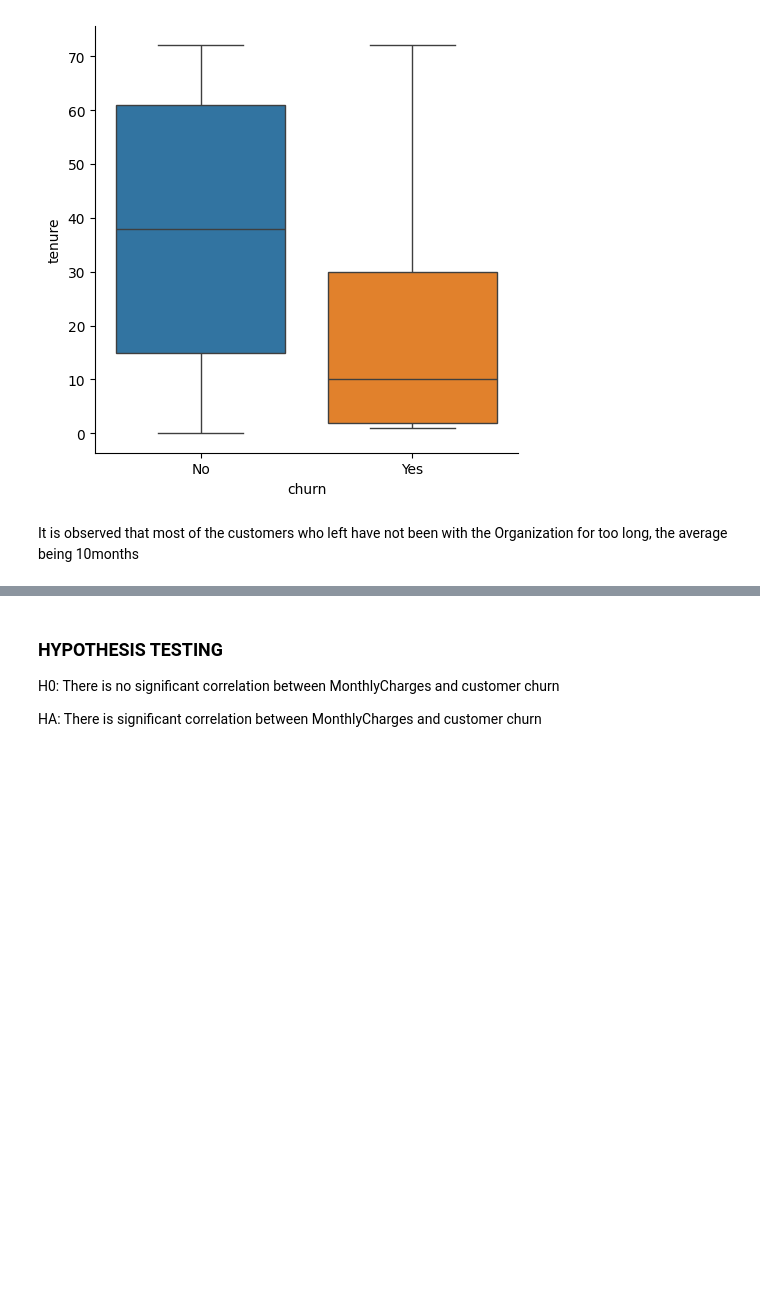
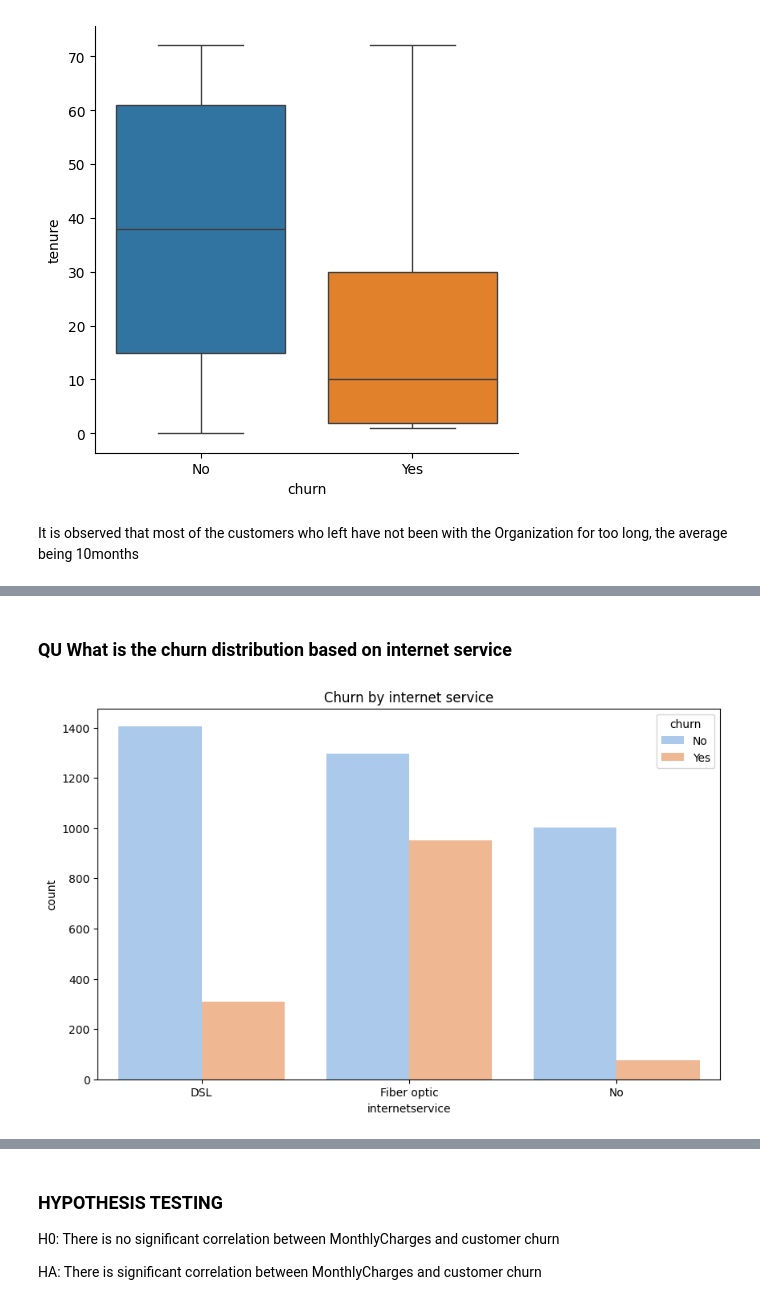
Before and after one commit to iakwatia/Customer-Churn-Prediction, a Jupyter notebook: Classification-customer churn prediction.ipynb, the cells around one changed output, grey strips where cells are left out. Saved outputs shown, nothing was run; the diff lists cells and outputs as text; code cells hidden in the pictures; blank space fills up the shorter version.

```diff
--- a/Classification-customer churn prediction.ipynb
+++ b/Classification-customer churn prediction.ipynb
@@ -461,0 +471,9 @@ It is observed that most of the customers who left have not been with the Organi
+# %% [markdown]
+### QU What is the churn distribution based on internet service
+# %%
+plt.figure(figsize=(10, 6))  # Set the size of the plot
+sns.countplot(x="internetservice", hue="churn", data=df, palette="pastel")
+plt.title("Churn by internet service")  # Add title to the plot
+plt.show()
+# %% [output]
+[figure, added]
```
Also changed, not shown: parts of 5 cells of this notebook.
